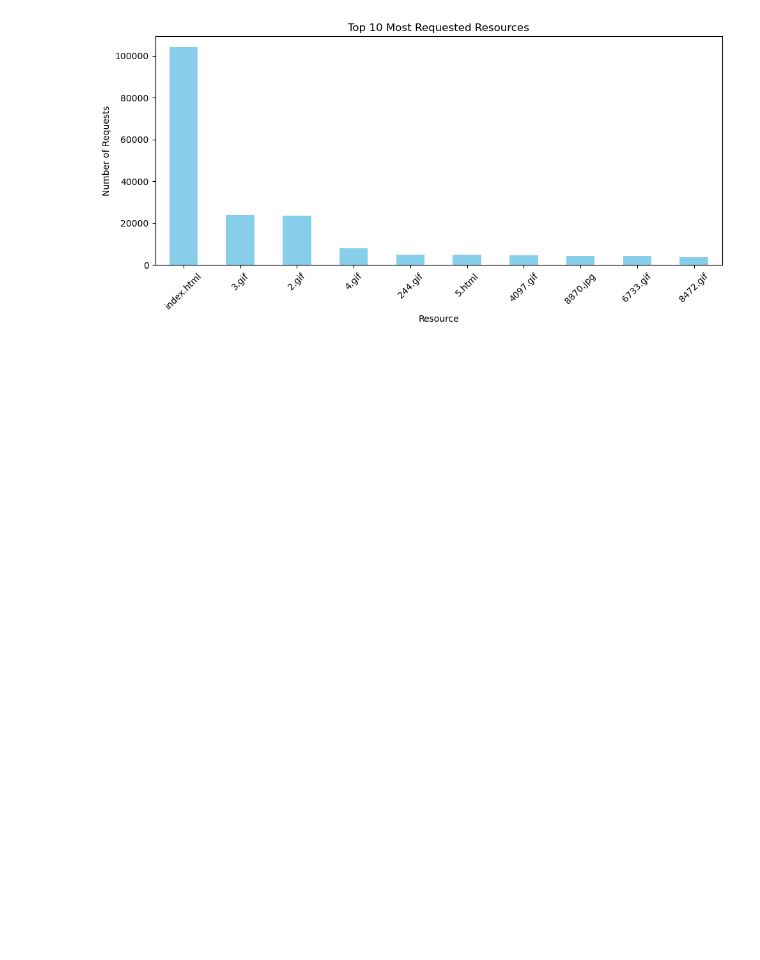
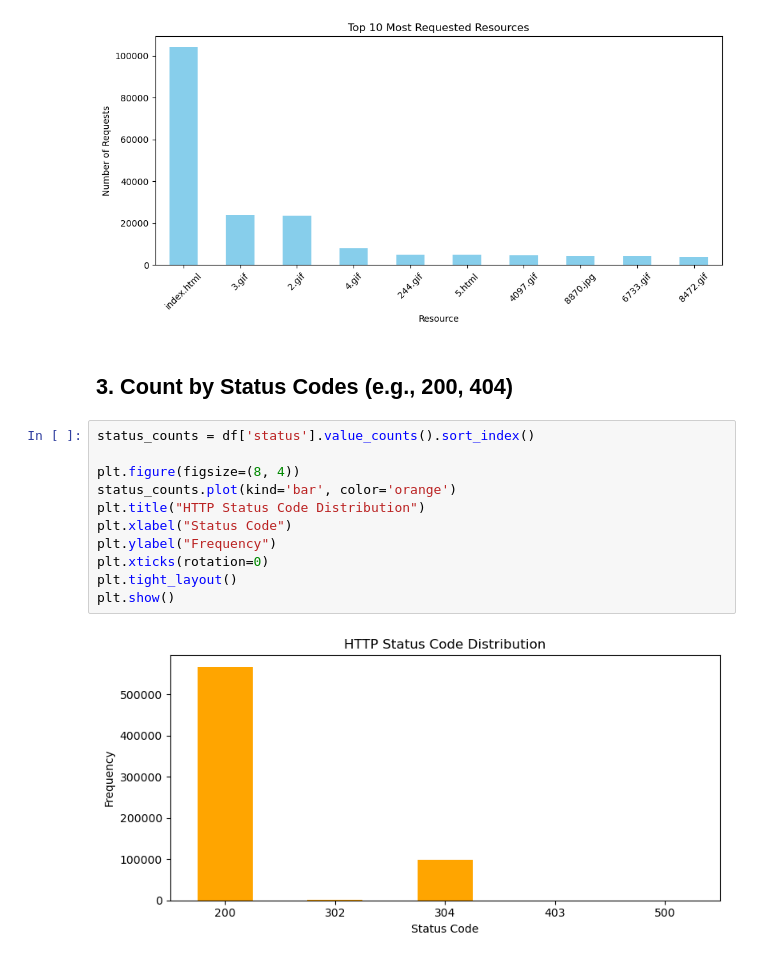
Before and after one commit to mukut45/Python-Script-to-Parse-Apache-Log, a Jupyter notebook: Python Script to Parse Apache Log.ipynb, the cells around one changed output. Cells and saved outputs as stored; diff of their text form; blank space fills up the shorter version.

Commit message:
few more plots for better understanding

```diff
--- a/Python Script to Parse Apache Log.ipynb
+++ b/Python Script to Parse Apache Log.ipynb
@@ -97,3 +89,18 @@ plt.tight_layout()
 plt.show()
 # %% [output]
 [figure]
+# %% [markdown]
+## 3. Count by Status Codes (e.g., 200, 404)
+# %%
+status_counts = df['status'].value_counts().sort_index()
+
+plt.figure(figsize=(8, 4))
+status_counts.plot(kind='bar', color='orange')
+plt.title("HTTP Status Code Distribution")
+plt.xlabel("Status Code")
+plt.ylabel("Frequency")
+plt.xticks(rotation=0)
+plt.tight_layout()
+plt.show()
+# %% [output]
+[figure, added]
```
Also changed, not shown: parts of 5 cells of this notebook.
